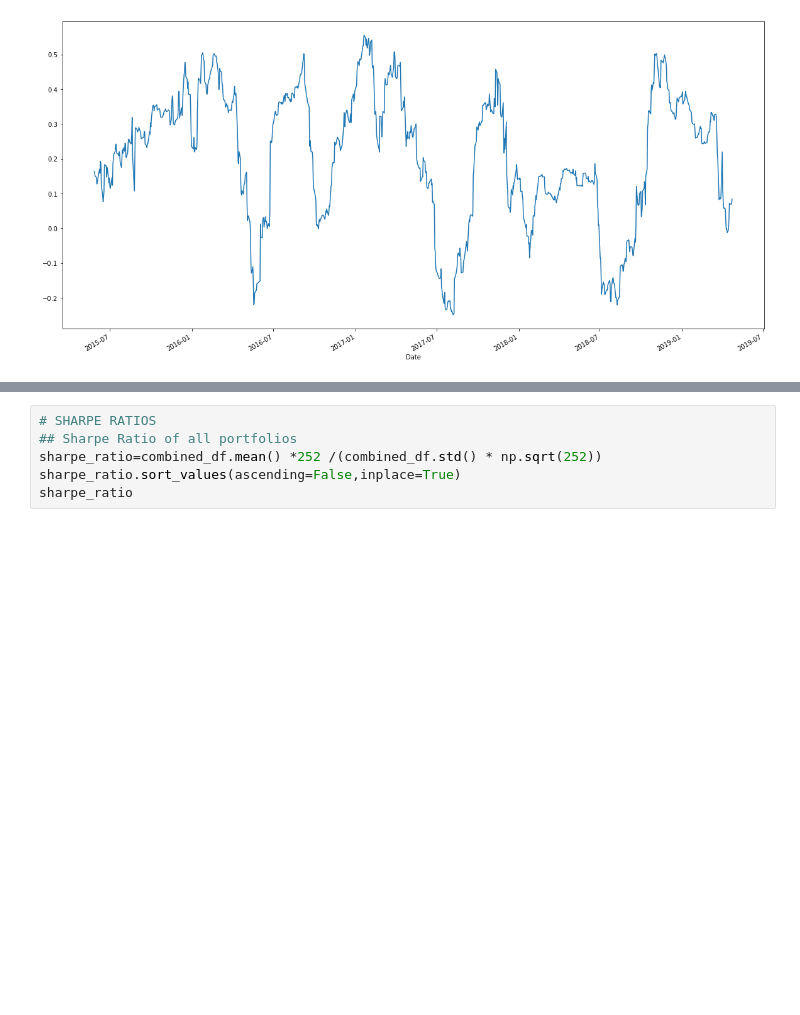
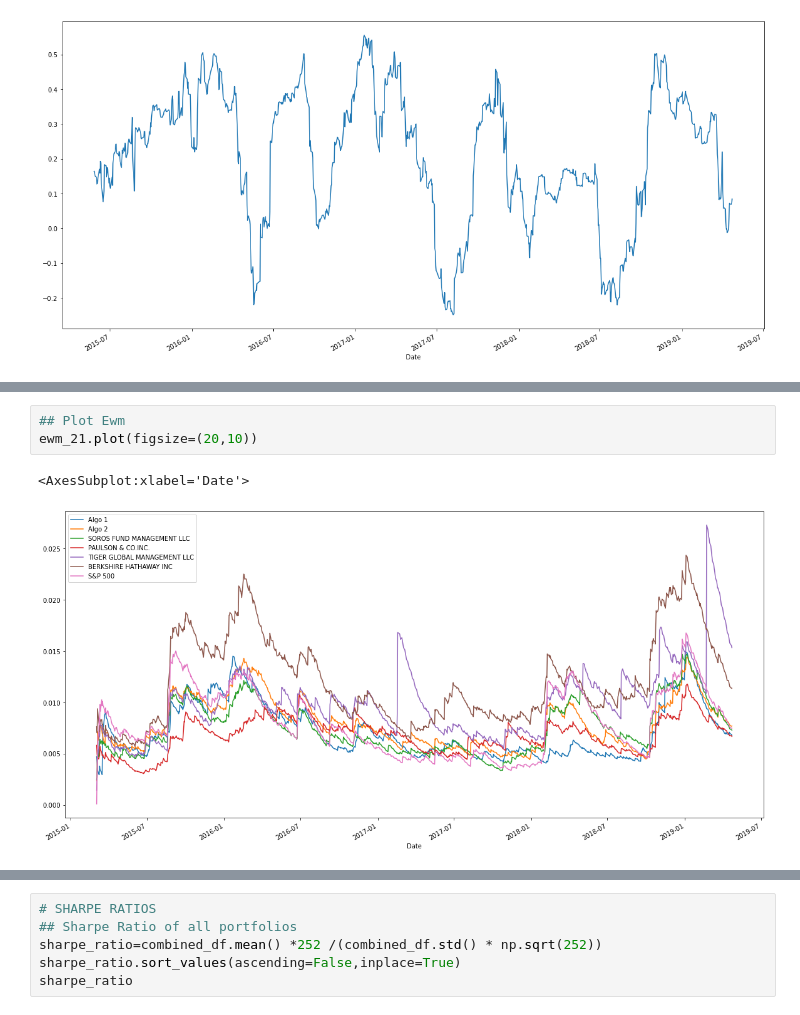
Before and after one commit to Vielufs/pandas-homework, a Jupyter notebook: pandashw.ipynb, the cells around one changed output, grey strips where cells are left out. Saved outputs shown, nothing was run; the diff lists cells and outputs as text; blank space fills up the shorter version.

```diff
--- a/pandashw.ipynb
+++ b/pandashw.ipynb
@@ -343,2 +345,8 @@ ewm_21
 1043 rows × 7 columns
+# %%
+## Plot Ewm
+ewm_21.plot(figsize=(20,10))
+# %% [output]
+<AxesSubplot:xlabel='Date'>
+[figure, added]
 # %%
```
Also changed, not shown: parts of 16 cells of this notebook.
